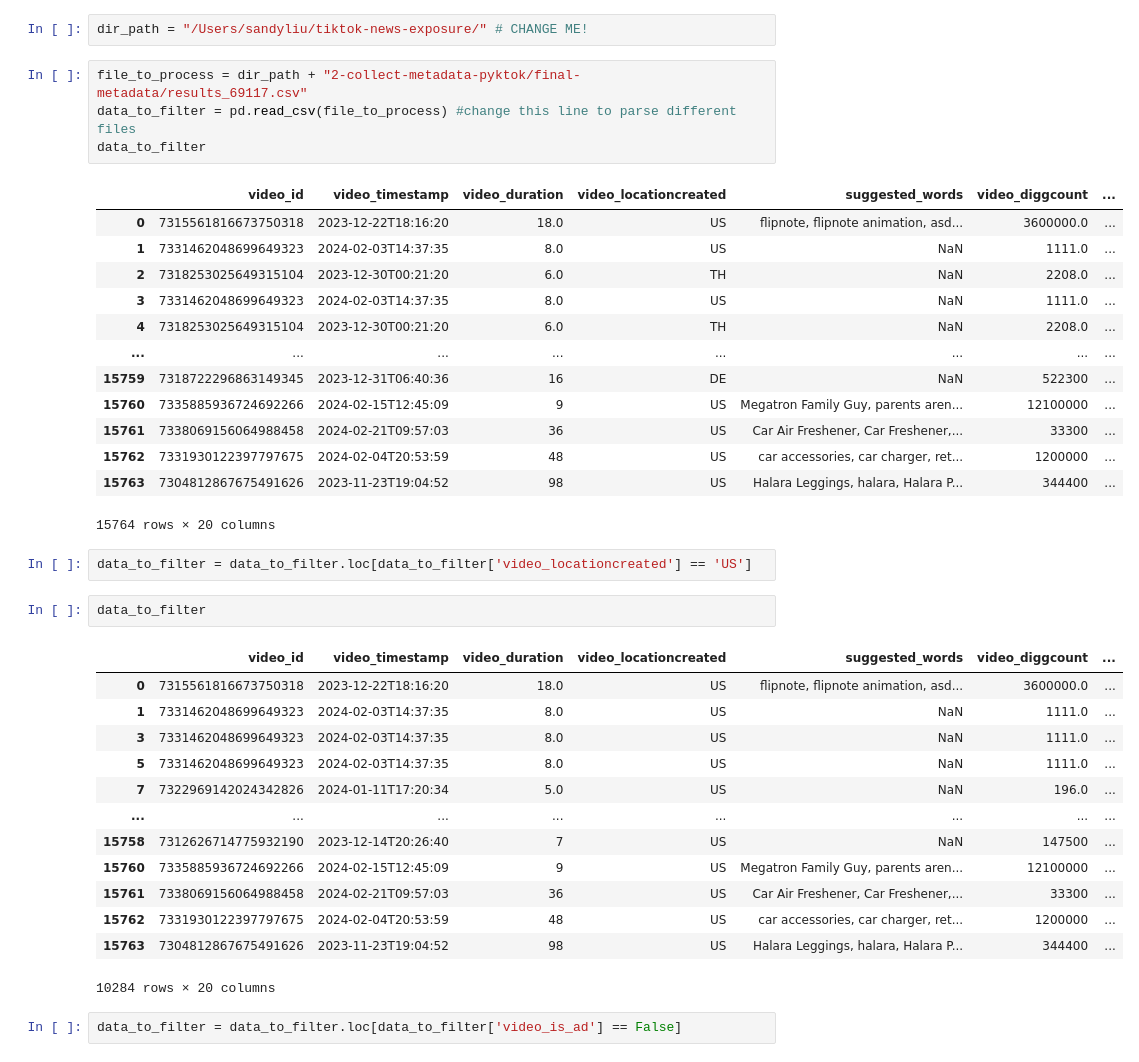
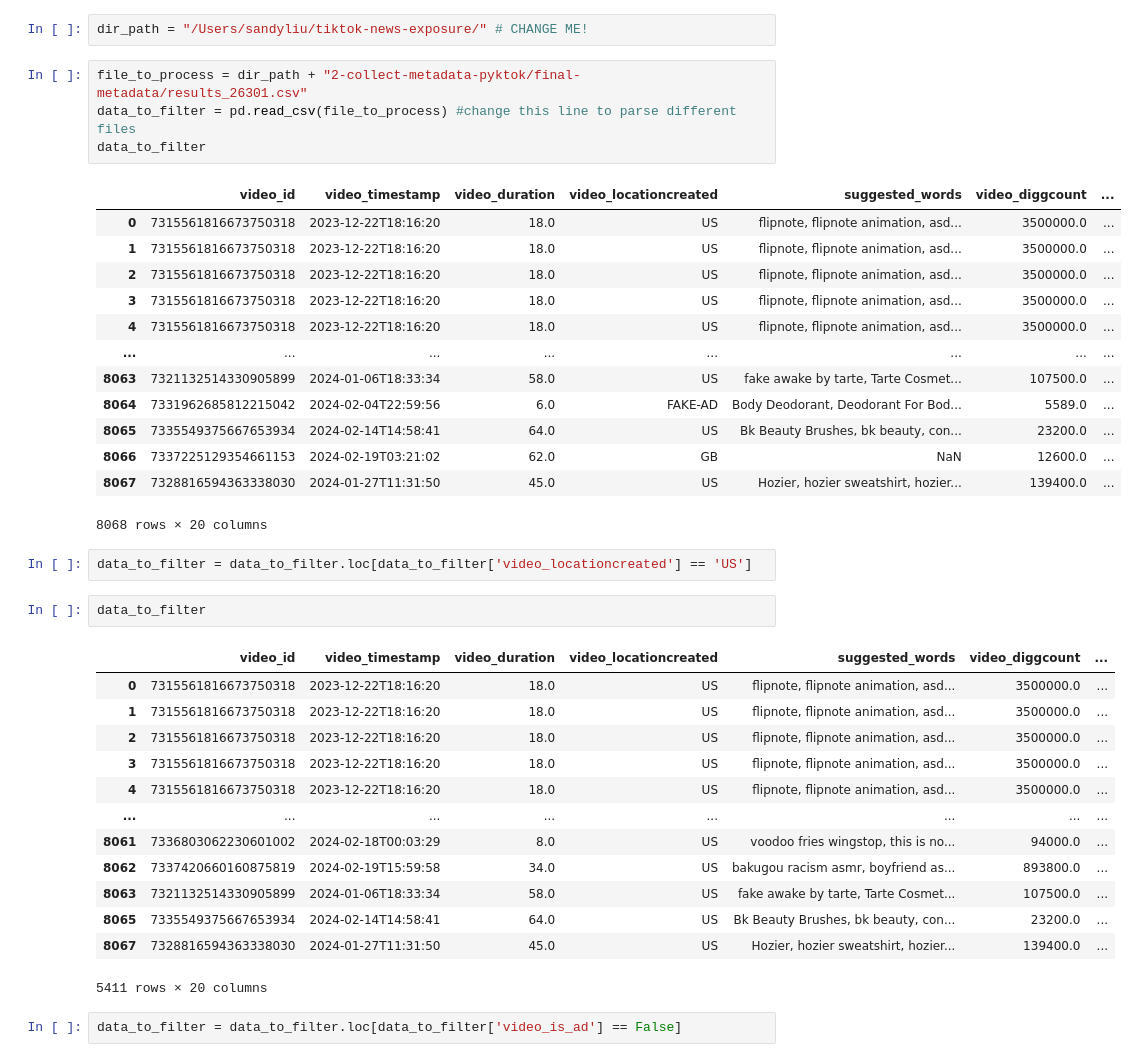
Before and after one commit to carolinejjung/tiktok-news-exposure, a Jupyter notebook: 3-filter-metadata/filtering.ipynb, the cells around one changed output. Saved outputs shown, nothing was run; the diff lists cells and outputs as text.

Commit message:
modified:   3-filter-metadata/filtering.ipynb 	new file:   3-filter-metadata/new_relevant_videos.csv 	modified:   3-filter-metadata/news_relevant_videos_69117.csv

```diff
--- a/3-filter-metadata/filtering.ipynb
+++ b/3-filter-metadata/filtering.ipynb
@@ -16,41 +16,41 @@ creaters_list = creaters['Username'].tolist()
 # %%
 dir_path = "/Users/sandyliu/tiktok-news-exposure/" # CHANGE ME!
 # %%
-file_to_process = dir_path + "2-collect-metadata-pyktok/final-metadata/results_69117.csv"
+file_to_process = dir_path + "2-collect-metadata-pyktok/final-metadata/results_26301.csv"
 data_to_filter = pd.read_csv(file_to_process) #change this line to parse different files
 data_to_filter
 # %% [output]
 |  | video_id | video_timestamp | video_duration | video_locationcreated | suggested_words | video_diggcount | ... |
-| 0 | 7315561816673750318 | 2023-12-22T18:16:20 | 18.0 | US | flipnote, flipnote animation, asd... | 3600000.0 | ... |
-| 1 | 7331462048699649323 | 2024-02-03T14:37:35 | 8.0 | US | NaN | 1111.0 | ... |
-| 2 | 7318253025649315104 | 2023-12-30T00:21:20 | 6.0 | TH | NaN | 2208.0 | ... |
-| 3 | 7331462048699649323 | 2024-02-03T14:37:35 | 8.0 | US | NaN | 1111.0 | ... |
-| 4 | 7318253025649315104 | 2023-12-30T00:21:20 | 6.0 | TH | NaN | 2208.0 | ... |
+| 0 | 7315561816673750318 | 2023-12-22T18:16:20 | 18.0 | US | flipnote, flipnote animation, asd... | 3500000.0 | ... |
+| 1 | 7315561816673750318 | 2023-12-22T18:16:20 | 18.0 | US | flipnote, flipnote animation, asd... | 3500000.0 | ... |
+| 2 | 7315561816673750318 | 2023-12-22T18:16:20 | 18.0 | US | flipnote, flipnote animation, asd... | 3500000.0 | ... |
+| 3 | 7315561816673750318 | 2023-12-22T18:16:20 | 18.0 | US | flipnote, flipnote animation, asd... | 3500000.0 | ... |
+| 4 | 7315561816673750318 | 2023-12-22T18:16:20 | 18.0 | US | flipnote, flipnote animation, asd... | 3500000.0 | ... |
 | ... | ... | ... | ... | ... | ... | ... | ... |
-| 15759 | 7318722296863149345 | 2023-12-31T06:40:36 | 16 | DE | NaN | 522300 | ... |
-| 15760 | 7335885936724692266 | 2024-02-15T12:45:09 | 9 | US | Megatron Family Guy, parents aren... | 12100000 | ... |
-| 15761 | 7338069156064988458 | 2024-02-21T09:57:03 | 36 | US | Car Air Freshener, Car Freshener,... | 33300 | ... |
-| 15762 | 7331930122397797675 | 2024-02-04T20:53:59 | 48 | US | car accessories, car charger, ret... | 1200000 | ... |
-| 15763 | 7304812867675491626 | 2023-11-23T19:04:52 | 98 | US | Halara Leggings, halara, Halara P... | 344400 | ... |
+| 8063 | 7321132514330905899 | 2024-01-06T18:33:34 | 58.0 | US | fake awake by tarte, Tarte Cosmet... | 107500.0 | ... |
+| 8064 | 7331962685812215042 | 2024-02-04T22:59:56 | 6.0 | FAKE-AD | Body Deodorant, Deodorant For Bod... | 5589.0 | ... |
+| 8065 | 7335549375667653934 | 2024-02-14T14:58:41 | 64.0 | US | Bk Beauty Brushes, bk beauty, con... | 23200.0 | ... |
+| 8066 | 7337225129354661153 | 2024-02-19T03:21:02 | 62.0 | GB | NaN | 12600.0 | ... |
+| 8067 | 7328816594363338030 | 2024-01-27T11:31:50 | 45.0 | US | Hozier, hozier sweatshirt, hozier... | 139400.0 | ... |
-15764 rows × 20 columns
+8068 rows × 20 columns
 # %%
 data_to_filter = data_to_filter.loc[data_to_filter['video_locationcreated'] == 'US']
 # %%
 data_to_filter
 # %% [output]
 |  | video_id | video_timestamp | video_duration | video_locationcreated | suggested_words | video_diggcount | ... |
-| 0 | 7315561816673750318 | 2023-12-22T18:16:20 | 18.0 | US | flipnote, flipnote animation, asd... | 3600000.0 | ... |
-| 1 | 7331462048699649323 | 2024-02-03T14:37:35 | 8.0 | US | NaN | 1111.0 | ... |
-| 3 | 7331462048699649323 | 2024-02-03T14:37:35 | 8.0 | US | NaN | 1111.0 | ... |
-| 5 | 7331462048699649323 | 2024-02-03T14:37:35 | 8.0 | US | NaN | 1111.0 | ... |
-| 7 | 7322969142024342826 | 2024-01-11T17:20:34 | 5.0 | US | NaN | 196.0 | ... |
+| 0 | 7315561816673750318 | 2023-12-22T18:16:20 | 18.0 | US | flipnote, flipnote animation, asd... | 3500000.0 | ... |
+| 1 | 7315561816673750318 | 2023-12-22T18:16:20 | 18.0 | US | flipnote, flipnote animation, asd... | 3500000.0 | ... |
+| 2 | 7315561816673750318 | 2023-12-22T18:16:20 | 18.0 | US | flipnote, flipnote animation, asd... | 3500000.0 | ... |
+| 3 | 7315561816673750318 | 2023-12-22T18:16:20 | 18.0 | US | flipnote, flipnote animation, asd... | 3500000.0 | ... |
+| 4 | 7315561816673750318 | 2023-12-22T18:16:20 | 18.0 | US | flipnote, flipnote animation, asd... | 3500000.0 | ... |
 | ... | ... | ... | ... | ... | ... | ... | ... |
-| 15758 | 7312626714775932190 | 2023-12-14T20:26:40 | 7 | US | NaN | 147500 | ... |
-| 15760 | 7335885936724692266 | 2024-02-15T12:45:09 | 9 | US | Megatron Family Guy, parents aren... | 12100000 | ... |
-| 15761 | 7338069156064988458 | 2024-02-21T09:57:03 | 36 | US | Car Air Freshener, Car Freshener,... | 33300 | ... |
-| 15762 | 7331930122397797675 | 2024-02-04T20:53:59 | 48 | US | car accessories, car charger, ret... | 1200000 | ... |
-| 15763 | 7304812867675491626 | 2023-11-23T19:04:52 | 98 | US | Halara Leggings, halara, Halara P... | 344400 | ... |
+| 8061 | 7336803062230601002 | 2024-02-18T00:03:29 | 8.0 | US | voodoo fries wingstop, this is no... | 94000.0 | ... |
+| 8062 | 7337420660160875819 | 2024-02-19T15:59:58 | 34.0 | US | bakugou racism asmr, boyfriend as... | 893800.0 | ... |
+| 8063 | 7321132514330905899 | 2024-01-06T18:33:34 | 58.0 | US | fake awake by tarte, Tarte Cosmet... | 107500.0 | ... |
+| 8065 | 7335549375667653934 | 2024-02-14T14:58:41 | 64.0 | US | Bk Beauty Brushes, bk beauty, con... | 23200.0 | ... |
+| 8067 | 7328816594363338030 | 2024-01-27T11:31:50 | 45.0 | US | Hozier, hozier sweatshirt, hozier... | 139400.0 | ... |
-10284 rows × 20 columns
+5411 rows × 20 columns
 # %%
 data_to_filter = data_to_filter.loc[data_to_filter['video_is_ad'] == False]
 # %%
```
Also changed, not shown: parts of 5 cells of this notebook, 2 other files.
